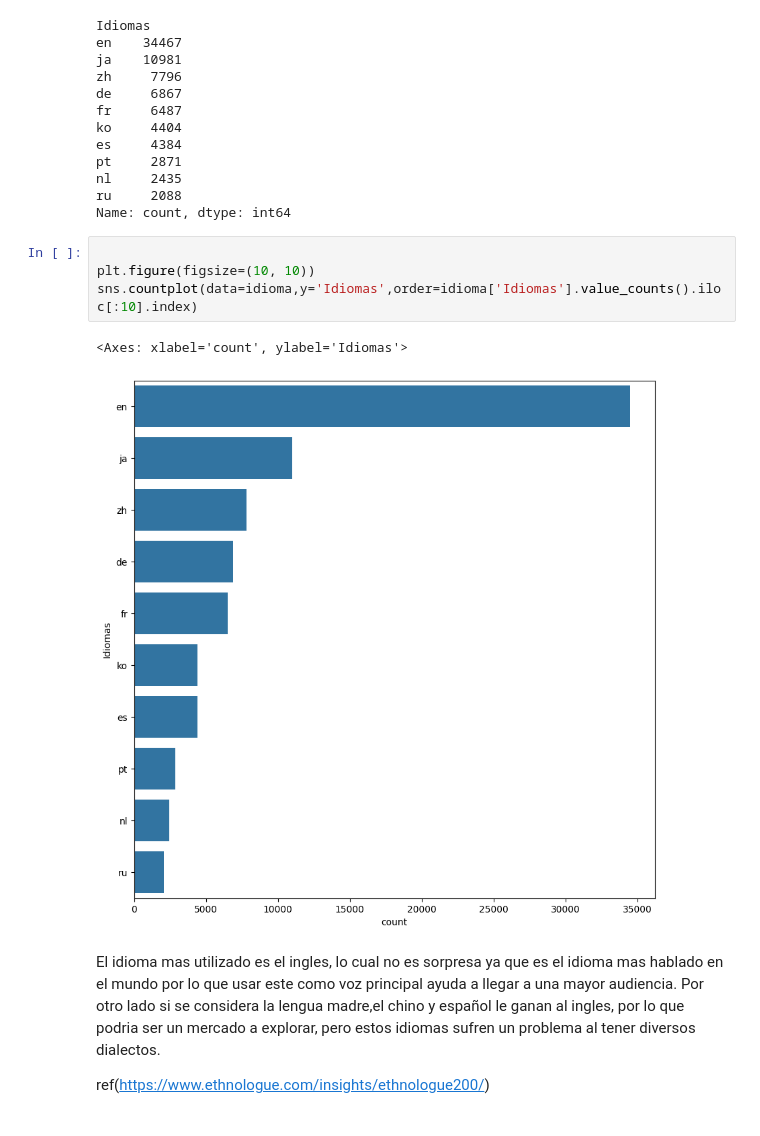
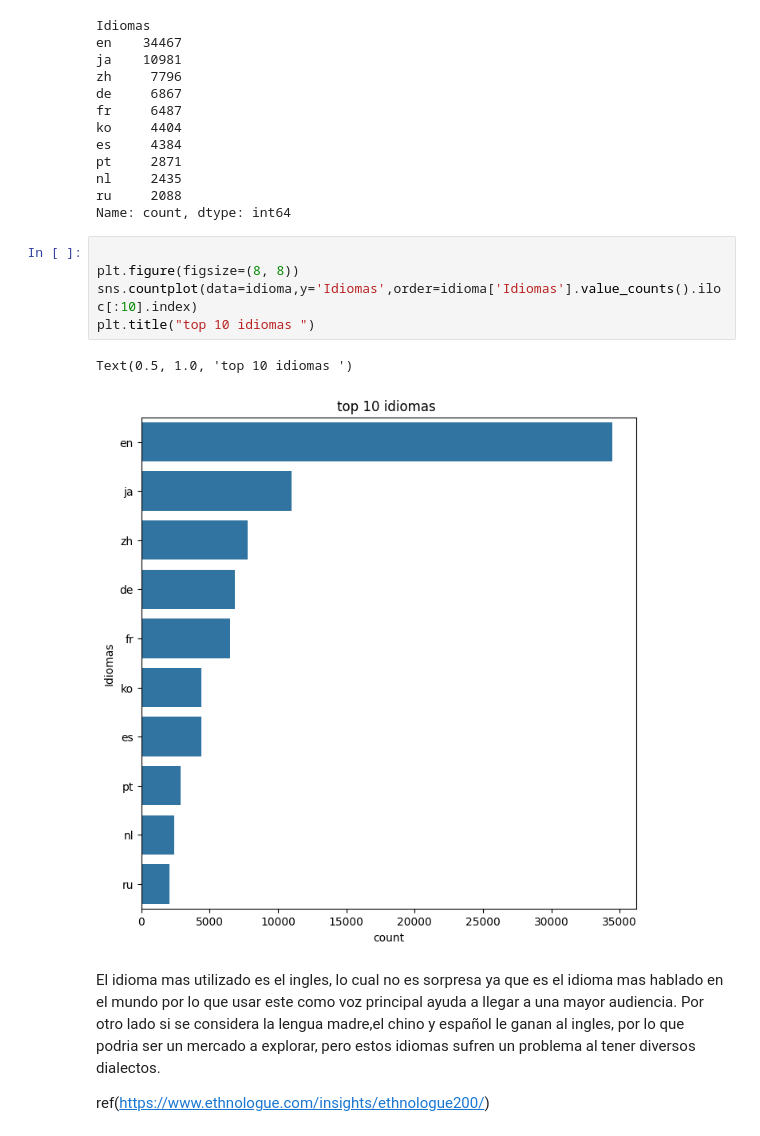
Before and after one commit to PedroJofreEsc/popularidad-de-series, a Jupyter notebook: popularidad de series Jofre.ipynb, the cells around one changed output. Drawn from its saved outputs; the diff is of its cells as text.

```diff
--- a/popularidad de series Jofre.ipynb
+++ b/popularidad de series Jofre.ipynb
@@ -443,11 +490,12 @@ ru     2088
 Name: count, dtype: int64
 # %%
 
-plt.figure(figsize=(10, 10))
+plt.figure(figsize=(8, 8))
 sns.countplot(data=idioma,y='Idiomas',order=idioma['Idiomas'].value_counts().iloc[:10].index)
+plt.title("top 10 idiomas ")
 # %% [output]
-<Axes: xlabel='count', ylabel='Idiomas'>
+Text(0.5, 1.0, 'top 10 idiomas ')
-[figure, old version]
+[figure, new version]
 # %% [markdown]
 El idioma mas utilizado es el ingles, lo cual no es sorpresa ya que es el idioma mas hablado en el mundo por lo que usar este como voz principal ayuda a llegar a una mayor audiencia. Por otro lado si se considera la lengua madre,el chino y español le ganan al ingles, por lo que podria ser un mercado a explorar, pero estos idiomas sufren un problema al tener diversos dialectos.
 
```
Also changed, not shown: parts of 6 cells of this notebook, 2 other files.
